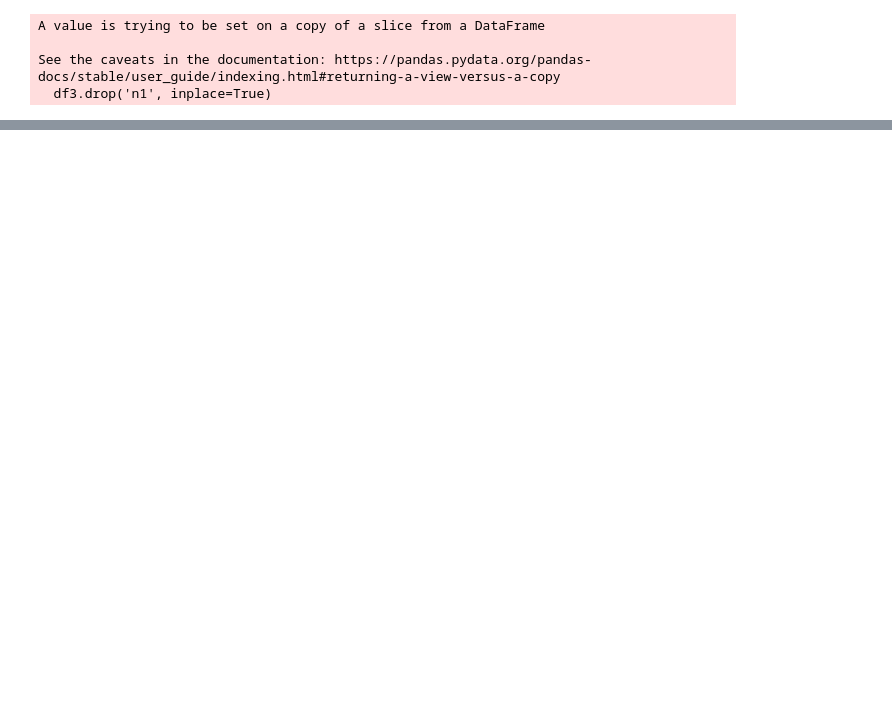
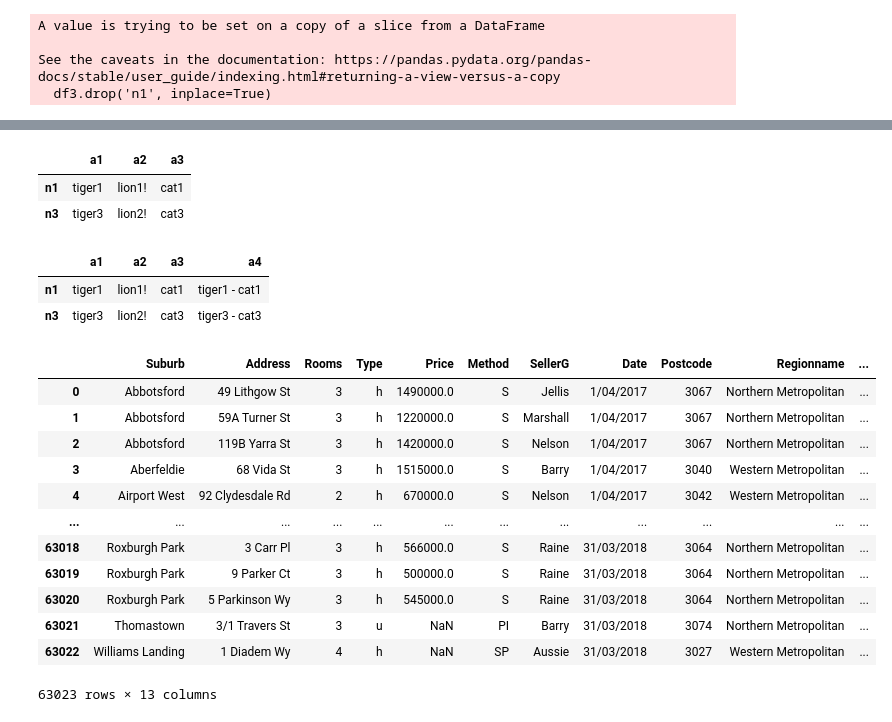
Before and after one commit to MDVR9980/DataScience, a Jupyter notebook: Pandas.ipynb, the cells around one changed output, grey strips where cells are left out. Saved outputs shown, nothing was run; the diff lists cells and outputs as text; code cells hidden in the pictures; blank space fills up the shorter version.

```diff
--- a/Pandas.ipynb
+++ b/Pandas.ipynb
@@ -276 +266,32 @@ df
 | n3 | tiger3 | lion2! | cat3 |
+# %%
+df.head()
+# %% [output]
+|  | a1 | a2 | a3 |
+| n1 | tiger1 | lion1! | cat1 |
+| n3 | tiger3 | lion2! | cat3 |
+# %%
+df['a4'] = df['a1'] + ' - ' + df['a3']
+df.head()
+# %% [output]
+|  | a1 | a2 | a3 | a4 |
+| n1 | tiger1 | lion1! | cat1 | tiger1 - cat1 |
+| n3 | tiger3 | lion2! | cat3 | tiger3 - cat3 |
+# %%
+df = pd.read_csv('Dataset.csv')
+# %%
+df
+# %% [output]
+|  | Suburb | Address | Rooms | Type | Price | Method | SellerG | Date | Postcode | Regionname | ... |
+| 0 | Abbotsford | 49 Lithgow St | 3 | h | 1490000.0 | S | Jellis | 1/04/2017 | 3067 | Northern Metropolitan | ... |
+| 1 | Abbotsford | 59A Turner St | 3 | h | 1220000.0 | S | Marshall | 1/04/2017 | 3067 | Northern Metropolitan | ... |
+| 2 | Abbotsford | 119B Yarra St | 3 | h | 1420000.0 | S | Nelson | 1/04/2017 | 3067 | Northern Metropolitan | ... |
+| 3 | Aberfeldie | 68 Vida St | 3 | h | 1515000.0 | S | Barry | 1/04/2017 | 3040 | Western Metropolitan | ... |
+| 4 | Airport West | 92 Clydesdale Rd | 2 | h | 670000.0 | S | Nelson | 1/04/2017 | 3042 | Western Metropolitan | ... |
+| ... | ... | ... | ... | ... | ... | ... | ... | ... | ... | ... | ... |
+| 63018 | Roxburgh Park | 3 Carr Pl | 3 | h | 566000.0 | S | Raine | 31/03/2018 | 3064 | Northern Metropolitan | ... |
+| 63019 | Roxburgh Park | 9 Parker Ct | 3 | h | 500000.0 | S | Raine | 31/03/2018 | 3064 | Northern Metropolitan | ... |
+| 63020 | Roxburgh Park | 5 Parkinson Wy | 3 | h | 545000.0 | S | Raine | 31/03/2018 | 3064 | Northern Metropolitan | ... |
+| 63021 | Thomastown | 3/1 Travers St | 3 | u | NaN | PI | Barry | 31/03/2018 | 3074 | Northern Metropolitan | ... |
+| 63022 | Williams Landing | 1 Diadem Wy | 4 | h | NaN | SP | Aussie | 31/03/2018 | 3027 | Western Metropolitan | ... |
+63023 rows × 13 columns
```
Also changed, not shown: parts of 13 cells of this notebook, 1 other file.
